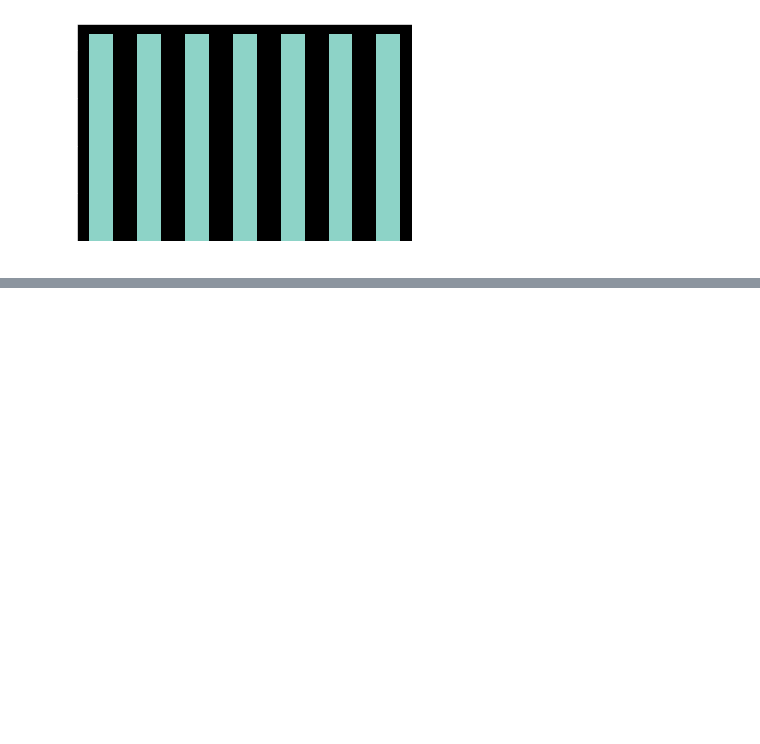
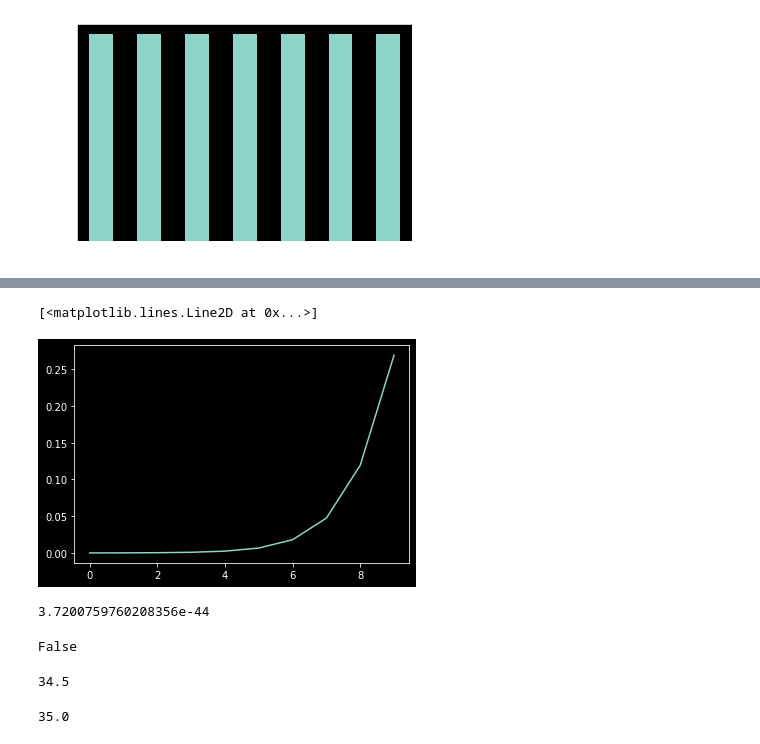
Before and after one commit to asbharath/MachineLearning, a Jupyter notebook: Forest Data.ipynb, the cells around one changed output, grey strips where cells are left out. Saved outputs shown, nothing was run; the diff lists cells and outputs as text; code cells hidden in the pictures; blank space fills up the shorter version.

```diff
--- a/Forest Data.ipynb
+++ b/Forest Data.ipynb
@@ -112,0 +106,30 @@ Name: Cover_Type, dtype: int64
+# %%
+import numpy as np
+%matplotlib inline
+import matplotlib.pyplot as plt
+plt.style.use('dark_background')
+# %%
+def sig(t):
+    return 1/(1+np.exp(-t))
+# %%
+plt.plot(sig(np.arange(-10,0)))
+# %% [output]
+[<matplotlib.lines.Line2D at 0x...>]
+[figure, added]
+# %%
+sig(-100)
+# %% [output]
+3.7200759760208356e-44
+# %%
+a = 69
+a/2 == np.ceil(a/2)
+# %% [output]
+False
+# %%
+a/2
+# %% [output]
+34.5
+# %%
+np.ceil(a/2)
+# %% [output]
+35.0
```
Also changed, not shown: parts of 1 cell of this notebook, 4 other files.
